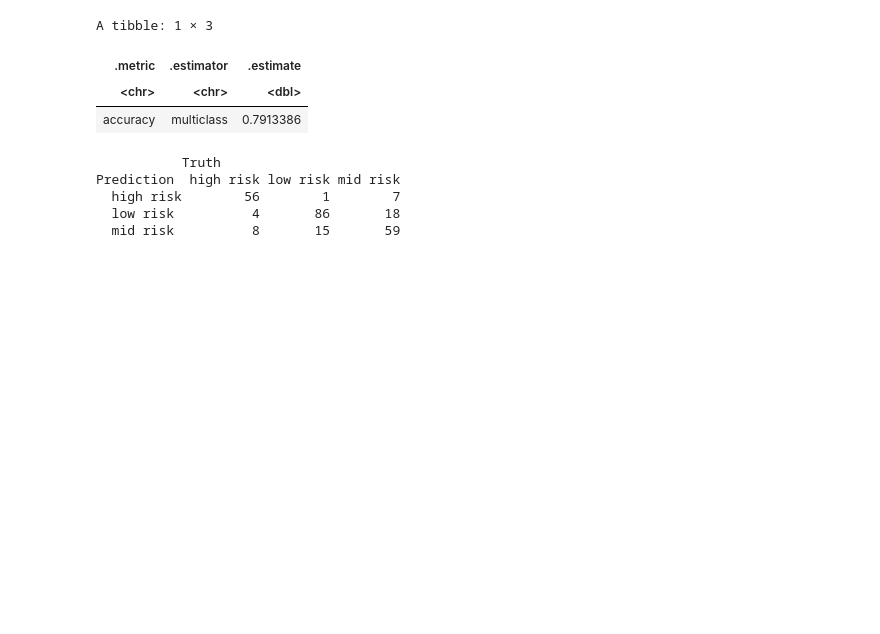
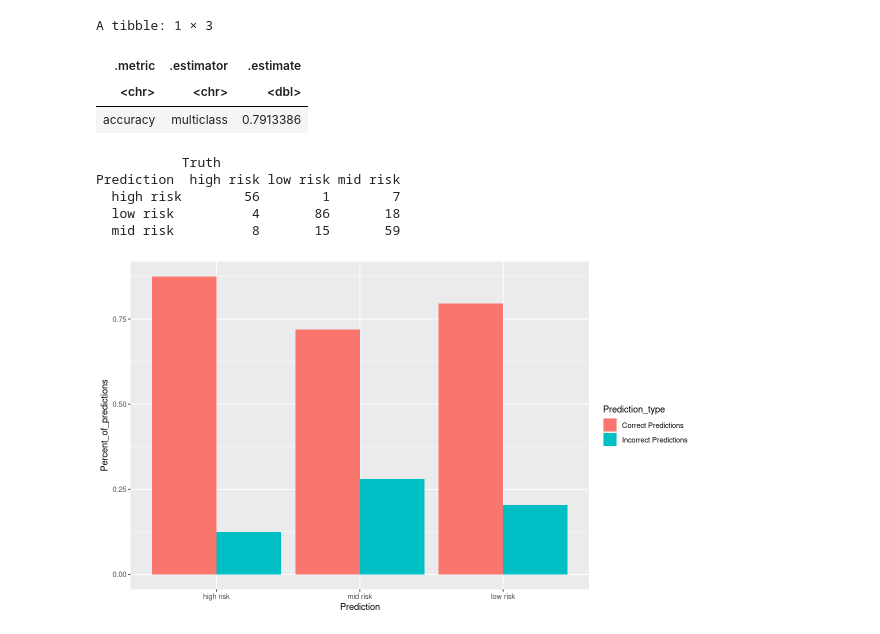
Before and after one commit to aniketc12/maternal_risk, a Jupyter notebook: maternal_health_report.ipynb, the cells around one changed output. Saved outputs shown, nothing was run; the diff lists cells and outputs as text; code cells hidden in the pictures; blank space fills up the shorter version.

Commit message:
added viz for conf mat

```diff
--- a/maternal_health_report.ipynb
+++ b/maternal_health_report.ipynb
@@ -271,3 +277,25 @@ Prediction  high risk low risk mid risk
   high risk        56        1        7
   low risk          4       86       18
   mid risk          8       15       59
+# %%
+# 3 bar graphs for truth = each risklevel, show the proportion of right vs wrong classifications
+options(repr.plot.width=10, repr.plot.height=6)
+conf_mat_table <- data.frame(testing_set_confusion$table)
+
+conf_mat_table <- mutate(conf_mat_table, Prediction=factor(Prediction, levels = c("high risk", "mid risk", "low risk"))) |>
+    mutate(Truth=factor(Truth, levels = c("high risk", "mid risk", "low risk")))
+
+conf_mat_table_p <- conf_mat_table |>
+    mutate(Prediction_type=Prediction==Truth) |>
+    mutate(Prediction_type = replace(Prediction_type, Prediction_type==TRUE, "Correct Predictions")) |>
+    mutate(Prediction_type = replace(Prediction_type, Prediction_type==FALSE, "Incorrect Predictions")) |>
+    group_by(Prediction, Prediction_type) |>
+    summarize(n=sum(Freq), .groups="keep") |>
+    group_by(Prediction) |>
+    mutate(Percent_of_predictions = n/sum(n))
+
+
+ggplot(conf_mat_table_p, aes(x=Prediction, y=Percent_of_predictions, fill=Prediction_type)) +
+    geom_bar(stat='identity', position='dodge')
+# %% [output]
+[figure, added]
```
Also changed, not shown: parts of 7 cells of this notebook.
